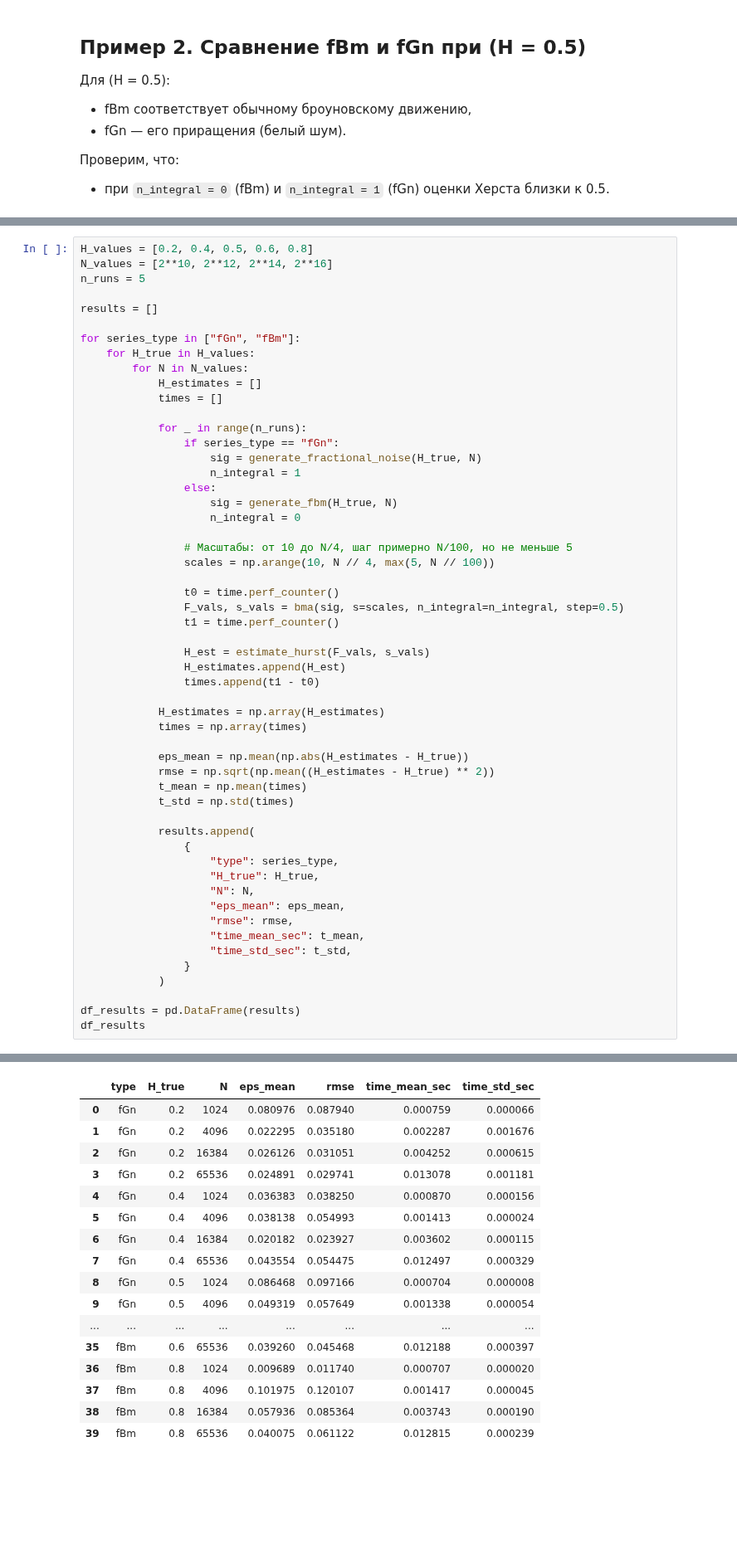
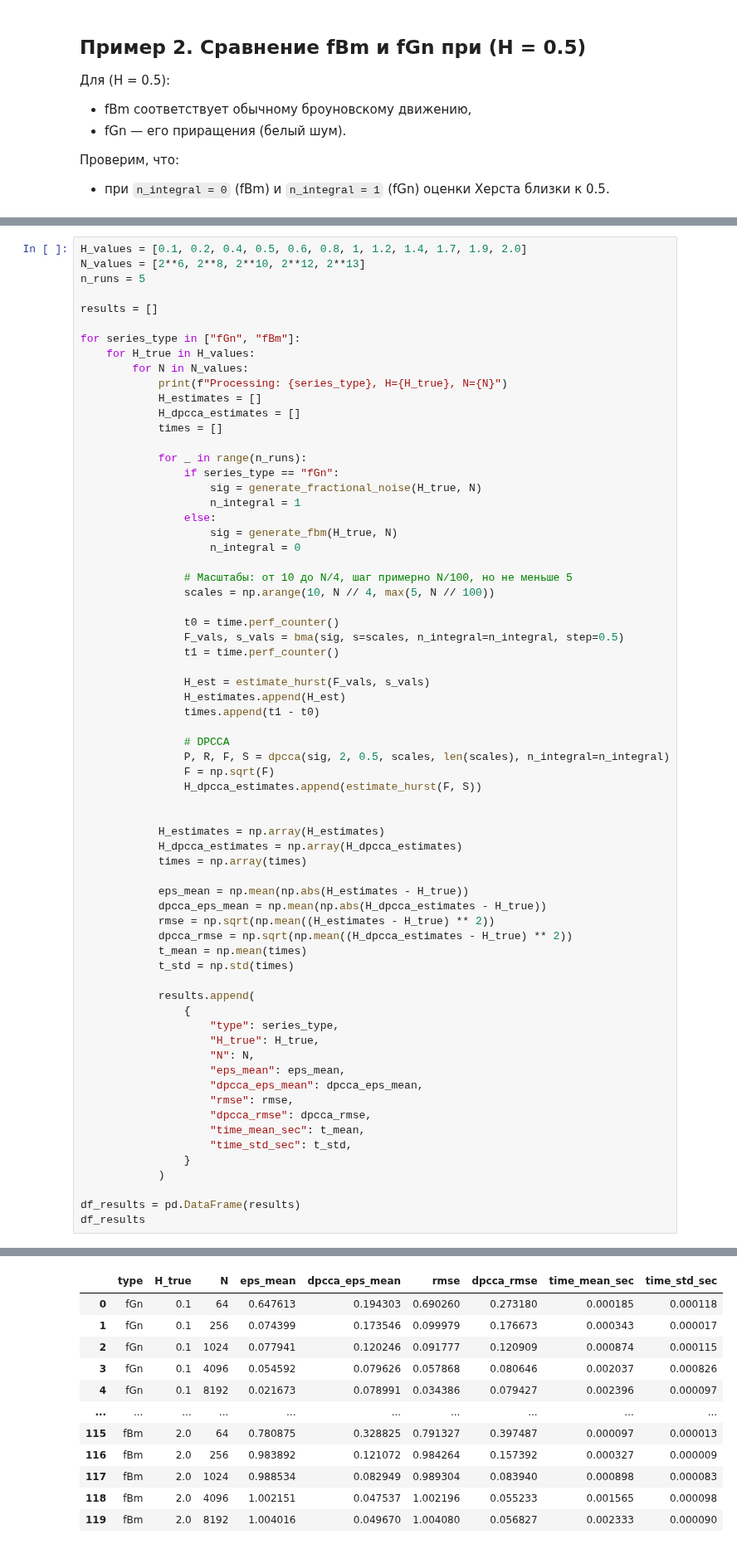
Before and after one commit to Digiratory/FluctuationAnalysisTools, a Jupyter notebook: research/bma.ipynb, the cells around one changed output, grey strips where cells are left out. Shown at 83% size. Cells and saved outputs as stored; diff of their text form; blank space fills up the shorter version.

```diff
--- a/research/bma.ipynb
+++ b/research/bma.ipynb
@@ -254,6 +278,6 @@ H_est (fGn, n_integral=1) = 0.579
 # %%
-H_values = [0.2, 0.4, 0.5, 0.6, 0.8]
-N_values = [2**10, 2**12, 2**14, 2**16]
+H_values = [0.1, 0.2, 0.4, 0.5, 0.6, 0.8, 1, 1.2, 1.4, 1.7, 1.9, 2.0]
+N_values = [2**6, 2**8, 2**10, 2**12, 2**13]
 n_runs = 5
 
 results = []
@@ -261,7 +285,9 @@ results = []
 for series_type in ["fGn", "fBm"]:
     for H_true in H_values:
         for N in N_values:
+            print(f"Processing: {series_type}, H={H_true}, N={N}")
             H_estimates = []
+            H_dpcca_estimates = []
             times = []
 
             for _ in range(n_runs):
@@ -283,11 +309,20 @@ for series_type in ["fGn", "fBm"]:
                 H_estimates.append(H_est)
                 times.append(t1 - t0)
 
+				# DPCCA
+                P, R, F, S = dpcca(sig, 2, 0.5, scales, len(scales), n_integral=n_integral)
+                F = np.sqrt(F)
+                H_dpcca_estimates.append(estimate_hurst(F, S))
+
+
             H_estimates = np.array(H_estimates)
+            H_dpcca_estimates = np.array(H_dpcca_estimates)
             times = np.array(times)
 
             eps_mean = np.mean(np.abs(H_estimates - H_true))
+            dpcca_eps_mean = np.mean(np.abs(H_dpcca_estimates - H_true))
             rmse = np.sqrt(np.mean((H_estimates - H_true) ** 2))
+            dpcca_rmse = np.sqrt(np.mean((H_dpcca_estimates - H_true) ** 2))
             t_mean = np.mean(times)
             t_std = np.std(times)
 
@@ -297,7 +332,9 @@ for series_type in ["fGn", "fBm"]:
                     "H_true": H_true,
                     "N": N,
                     "eps_mean": eps_mean,
+                    "dpcca_eps_mean": dpcca_eps_mean,
                     "rmse": rmse,
+                    "dpcca_rmse": dpcca_rmse,
                     "time_mean_sec": t_mean,
                     "time_std_sec": t_std,
                 }
@@ -309,17 +363,12 @@ df_results
-|  | type | H_true | N | eps_mean | rmse | time_mean_sec | time_std_sec |
-| 0 | fGn | 0.2 | 1024 | 0.080976 | 0.087940 | 0.000759 | 0.000066 |
-| 1 | fGn | 0.2 | 4096 | 0.022295 | 0.035180 | 0.002287 | 0.001676 |
-| 2 | fGn | 0.2 | 16384 | 0.026126 | 0.031051 | 0.004252 | 0.000615 |
-| 3 | fGn | 0.2 | 65536 | 0.024891 | 0.029741 | 0.013078 | 0.001181 |
-| 4 | fGn | 0.4 | 1024 | 0.036383 | 0.038250 | 0.000870 | 0.000156 |
-| 5 | fGn | 0.4 | 4096 | 0.038138 | 0.054993 | 0.001413 | 0.000024 |
-| 6 | fGn | 0.4 | 16384 | 0.020182 | 0.023927 | 0.003602 | 0.000115 |
-| 7 | fGn | 0.4 | 65536 | 0.043554 | 0.054475 | 0.012497 | 0.000329 |
-| 8 | fGn | 0.5 | 1024 | 0.086468 | 0.097166 | 0.000704 | 0.000008 |
-| 9 | fGn | 0.5 | 4096 | 0.049319 | 0.057649 | 0.001338 | 0.000054 |
-| ... | ... | ... | ... | ... | ... | ... | ... |
-| 35 | fBm | 0.6 | 65536 | 0.039260 | 0.045468 | 0.012188 | 0.000397 |
-| 36 | fBm | 0.8 | 1024 | 0.009689 | 0.011740 | 0.000707 | 0.000020 |
-| 37 | fBm | 0.8 | 4096 | 0.101975 | 0.120107 | 0.001417 | 0.000045 |
-| 38 | fBm | 0.8 | 16384 | 0.057936 | 0.085364 | 0.003743 | 0.000190 |
-| 39 | fBm | 0.8 | 65536 | 0.040075 | 0.061122 | 0.012815 | 0.000239 |
+|  | type | H_true | N | eps_mean | dpcca_eps_mean | rmse | dpcca_rmse | time_mean_sec | time_std_sec |
+| 0 | fGn | 0.1 | 64 | 0.647613 | 0.194303 | 0.690260 | 0.273180 | 0.000185 | 0.000118 |
+| 1 | fGn | 0.1 | 256 | 0.074399 | 0.173546 | 0.099979 | 0.176673 | 0.000343 | 0.000017 |
+| 2 | fGn | 0.1 | 1024 | 0.077941 | 0.120246 | 0.091777 | 0.120909 | 0.000874 | 0.000115 |
+| 3 | fGn | 0.1 | 4096 | 0.054592 | 0.079626 | 0.057868 | 0.080646 | 0.002037 | 0.000826 |
+| 4 | fGn | 0.1 | 8192 | 0.021673 | 0.078991 | 0.034386 | 0.079427 | 0.002396 | 0.000097 |
+| ... | ... | ... | ... | ... | ... | ... | ... | ... | ... |
+| 115 | fBm | 2.0 | 64 | 0.780875 | 0.328825 | 0.791327 | 0.397487 | 0.000097 | 0.000013 |
+| 116 | fBm | 2.0 | 256 | 0.983892 | 0.121072 | 0.984264 | 0.157392 | 0.000327 | 0.000009 |
+| 117 | fBm | 2.0 | 1024 | 0.988534 | 0.082949 | 0.989304 | 0.083940 | 0.000898 | 0.000083 |
+| 118 | fBm | 2.0 | 4096 | 1.002151 | 0.047537 | 1.002196 | 0.055233 | 0.001565 | 0.000098 |
+| 119 | fBm | 2.0 | 8192 | 1.004016 | 0.049670 | 1.004080 | 0.056827 | 0.002333 | 0.000090 |
```
Also changed, not shown: parts of 24 cells of this notebook, 1 other file.
